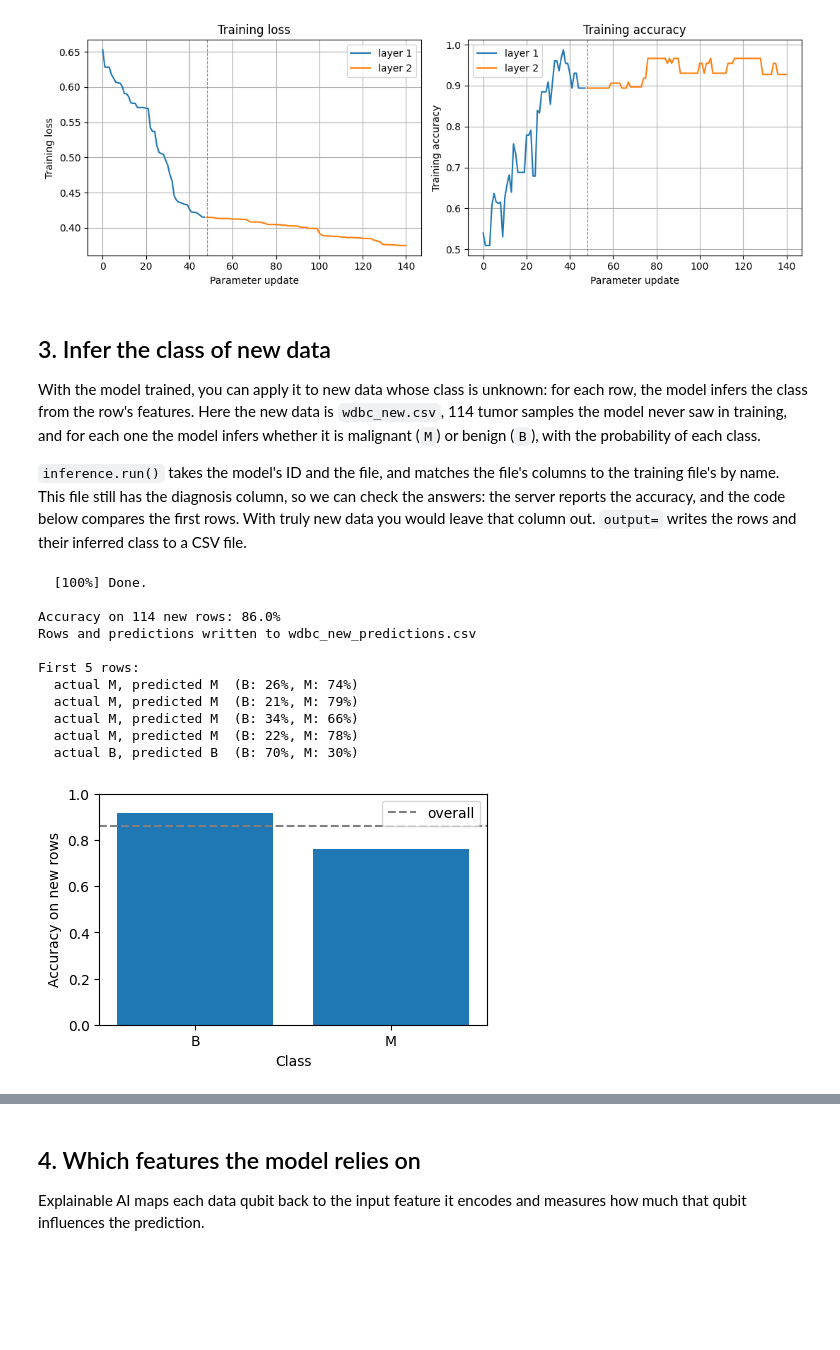
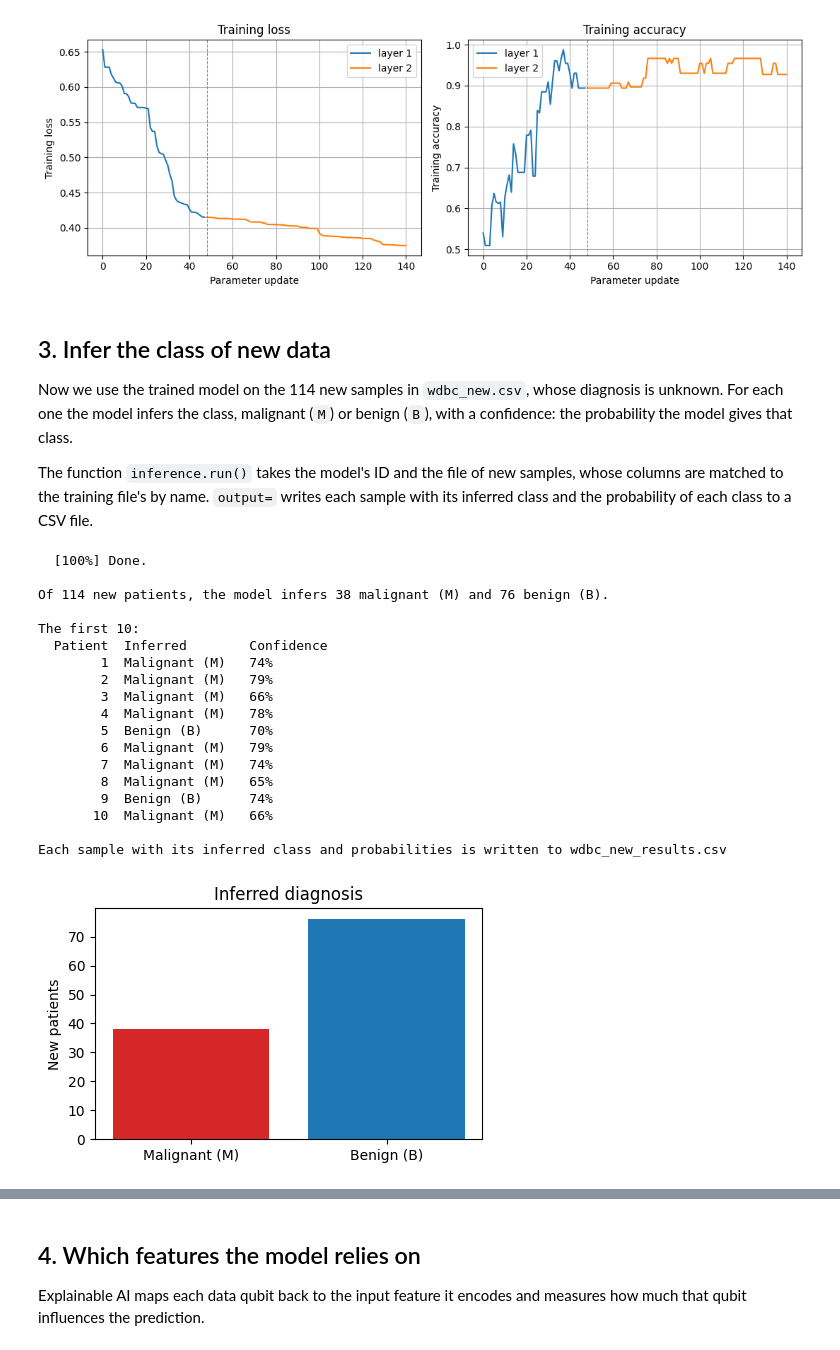
Before and after one commit to coherent-computing/redcedar-examples, a Jupyter notebook: 01_quick_start.ipynb, the cells around one changed output, grey strips where cells are left out. Drawn from its saved outputs; the diff is of its cells as text; code cells hidden in the pictures; blank space fills up the shorter version.

```diff
--- a/01_quick_start.ipynb
+++ b/01_quick_start.ipynb
@@ -96,46 +102,46 @@ plt.show()
 # %% [markdown]
 ## 3. Infer the class of new data
 
-With the model trained, you can apply it to new data whose class is unknown: for each row, the model infers the class from the row's features. Here the new data is `wdbc_new.csv`, 114 tumor samples the model never saw in training, and for each one the model infers whether it is malignant (`M`) or benign (`B`), with the probability of each class.
+Now we use the trained model on the 114 new samples in `wdbc_new.csv`, whose diagnosis is unknown. For each one the model infers the class, malignant (`M`) or benign (`B`), with a confidence: the probability the model gives that class.
 
-`inference.run()` takes the model's ID and the file, and matches the file's columns to the training file's by name. This file still has the diagnosis column, so we can check the answers: the server reports the accuracy, and the code below compares the first rows. With truly new data you would leave that column out. `output=` writes the rows and their inferred class to a CSV file.
+The function `inference.run()` takes the model's ID and the file of new samples, whose columns are matched to the training file's by name. `output=` writes each sample with its inferred class and the probability of each class to a CSV file.
 # %%
-predictions = client.inference.run(train_id, new_file, output="wdbc_new_predictions.csv", verbose=True)
+results = client.inference.run(train_id, new_file, output="wdbc_new_results.csv", verbose=True)
+inferred = results["predictions"]
 
-print(f"\nAccuracy on {predictions['rows']} new rows: {predictions['accuracy']:.1%}")
-print("Rows and predictions written to wdbc_new_predictions.csv")
+names = {"M": "Malignant (M)", "B": "Benign (B)"}
+counts = {c: sum(str(r["prediction"]) == c for r in inferred) for c in names}
+print(f"\nOf {len(inferred)} new patients, the model infers {counts['M']} malignant (M) and {counts['B']} benign (B).")
 
-# Compare with the diagnosis in the file
-import csv
-with open(new_file, newline="") as f:
-    actual = [row["diagnosis"] for row in csv.DictReader(f)]
-rows = list(zip(actual, predictions["predictions"]))
+print("\nThe first 10:")
+print(f"  {'Patient':>7}  {'Inferred':<14}  Confidence")
+for i, r in enumerate(inferred[:10], start=1):
+    c = str(r["prediction"])
+    print(f"  {i:>7}  {names[c]:<14}  {r['probabilities'][c]:.0%}")
+print("\nEach sample with its inferred class and probabilities is written to wdbc_new_results.csv")
 
-print("\nFirst 5 rows:")
-for a, p in rows[:5]:
-    probs = ", ".join(f"{c}: {v:.0%}" for c, v in p["probabilities"].items())
-    print(f"  actual {a}, predicted {p['prediction']}  ({probs})")
-
-classes = sorted(set(actual))
-accuracy = [sum(str(p["prediction"]) == c for a, p in rows if a == c) / actual.count(c) for c in classes]
 plt.figure(figsize=(5, 3))
-plt.bar(classes, accuracy)
-plt.axhline(predictions["accuracy"], color="gray", ls="--", label="overall")
-plt.ylim(0, 1)
-plt.xlabel("Class")
-plt.ylabel("Accuracy on new rows")
-plt.legend()
+plt.bar([names[c] for c in counts], list(counts.values()), color=["tab:red", "tab:blue"])
+plt.ylabel("New patients")
+plt.title("Inferred diagnosis")
 plt.show()
 # %% [output]
   [100%] Done.
 
-Accuracy on 114 new rows: 86.0%
-Rows and predictions written to wdbc_new_predictions.csv
+Of 114 new patients, the model infers 38 malignant (M) and 76 benign (B).
 
-First 5 rows:
-  actual M, predicted M  (B: 26%, M: 74%)
-  actual M, predicted M  (B: 21%, M: 79%)
-  actual M, predicted M  (B: 34%, M: 66%)
-  actual M, predicted M  (B: 22%, M: 78%)
-  actual B, predicted B  (B: 70%, M: 30%)
+The first 10:
+  Patient  Inferred        Confidence
+        1  Malignant (M)   74%
+        2  Malignant (M)   79%
+        3  Malignant (M)   66%
+        4  Malignant (M)   78%
+        5  Benign (B)      70%
+        6  Malignant (M)   79%
+        7  Malignant (M)   74%
+        8  Malignant (M)   65%
+        9  Benign (B)      74%
+       10  Malignant (M)   66%
+
+Each sample with its inferred class and probabilities is written to wdbc_new_results.csv
-[figure, old version]
+[figure, new version]
```
Also changed, not shown: parts of 6 cells of this notebook, 5 other files.
